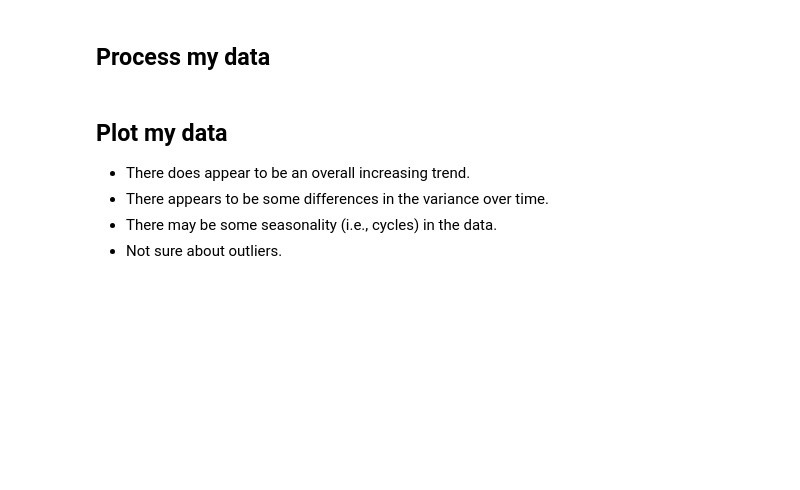
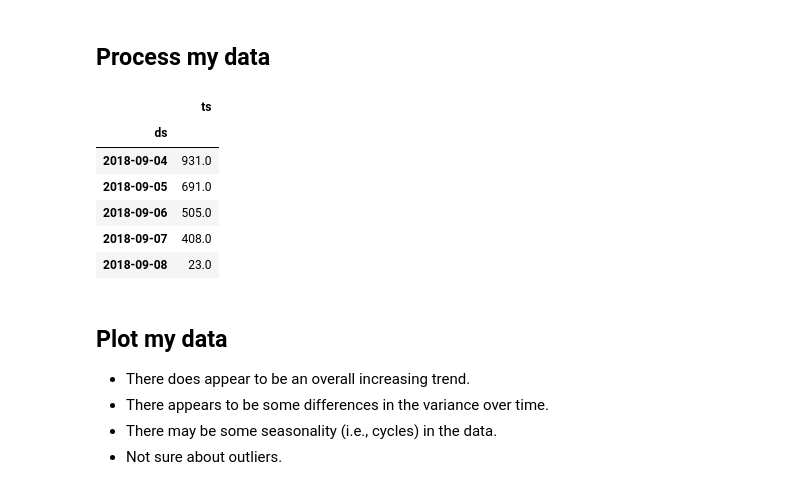
Before and after one commit to tklouie/PyData_LA_2018, a Jupyter notebook: PyData_LA_2018_Tutorial.ipynb, the cells around one changed output. Cells and saved outputs as stored; diff of their text form; code cells hidden in the pictures; blank space fills up the shorter version.

```diff
--- a/PyData_LA_2018_Tutorial.ipynb
+++ b/PyData_LA_2018_Tutorial.ipynb
@@ -153,24 +150,32 @@ If you defined a scope or goal for your project before digging into the data, th
 # %%
 # Rename columns
 df = df.rename(columns = {'date': 'ds', 'listing_id': 'ts'})
 
 # Group data by number of listings per date
 df_example = df.groupby(by = 'ds').agg({'ts': 'count'})
 
 # Change index to datetime
 df_example.index = pd.to_datetime(df_example.index)
 
 # Set frequency of time series
 df_example = df_example.asfreq(freq='1D')
 
 # Sort the values
 df_example = df_example.sort_index(ascending = True)
 
 # Fill values with 0
 df_example = df_example.fillna(value = 0)
 
 # Show the end of the data
-display(df_example.head())
+display(df_example.tail())
+# %% [output]
+|  | ts |
+| ds |  |
+| 2018-09-04 | 931.0 |
+| 2018-09-05 | 691.0 |
+| 2018-09-06 | 505.0 |
+| 2018-09-07 | 408.0 |
+| 2018-09-08 | 23.0 |
 # %% [markdown]
 ## Plot my data
 - There does appear to be an overall increasing trend.
```
Also changed, not shown: parts of 34 cells of this notebook.
